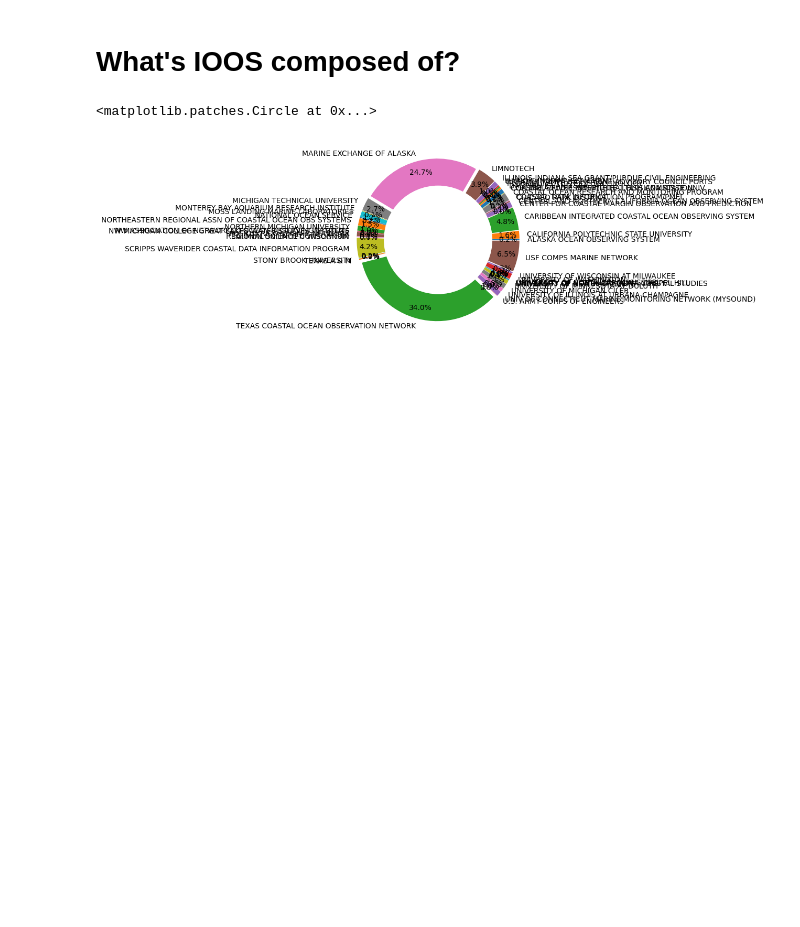
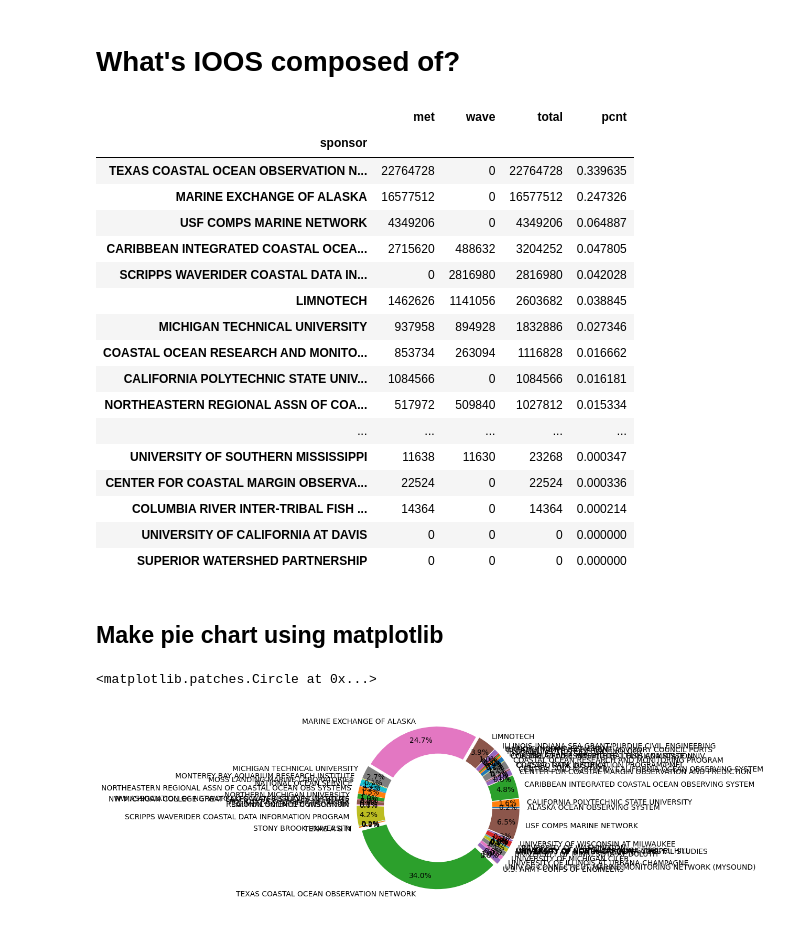
Before and after one commit to ioos/ioos_metrics, a Jupyter notebook: GTS_Totals_weather_act.ipynb, the cells around one changed output. Drawn from its saved outputs; the diff is of its cells as text; code cells hidden in the pictures; blank space fills up the shorter version.

```diff
--- a/GTS_Totals_weather_act.ipynb
+++ b/GTS_Totals_weather_act.ipynb
@@ -234,4 +261,36 @@ fig.show()
 [interactive output not drawn]
 # %% [markdown]
 # What's IOOS composed of?
+# %%
+df_ioos['total'] = df_ioos['met'] + df_ioos['wave']
+df_ioos["time (UTC)"] = df_ioos["time (UTC)"].dt.tz_localize(None)
+
+ioos_group = df_ioos.groupby(by=['sponsor'])
+
+grp = ioos_group[['met','wave','total']].sum()
+
+grp_out = grp.assign(pcnt = grp['total'] / grp['total'].sum())
+
+grp_out.sort_values(by='pcnt', ascending=False)
+# %% [output]
+|  | met | wave | total | pcnt |
+| sponsor |  |  |  |  |
+| TEXAS COASTAL OCEAN OBSERVATION N... | 22764728 | 0 | 22764728 | 0.339635 |
+| MARINE EXCHANGE OF ALASKA | 16577512 | 0 | 16577512 | 0.247326 |
+| USF COMPS MARINE NETWORK | 4349206 | 0 | 4349206 | 0.064887 |
+| CARIBBEAN INTEGRATED COASTAL OCEA... | 2715620 | 488632 | 3204252 | 0.047805 |
+| SCRIPPS WAVERIDER COASTAL DATA IN... | 0 | 2816980 | 2816980 | 0.042028 |
+| LIMNOTECH | 1462626 | 1141056 | 2603682 | 0.038845 |
+| MICHIGAN TECHNICAL UNIVERSITY | 937958 | 894928 | 1832886 | 0.027346 |
+| COASTAL OCEAN RESEARCH AND MONITO... | 853734 | 263094 | 1116828 | 0.016662 |
+| CALIFORNIA POLYTECHNIC STATE UNIV... | 1084566 | 0 | 1084566 | 0.016181 |
+| NORTHEASTERN REGIONAL ASSN OF COA... | 517972 | 509840 | 1027812 | 0.015334 |
+| ... | ... | ... | ... | ... |
+| UNIVERSITY OF SOUTHERN MISSISSIPPI | 11638 | 11630 | 23268 | 0.000347 |
+| CENTER FOR COASTAL MARGIN OBSERVA... | 22524 | 0 | 22524 | 0.000336 |
+| COLUMBIA RIVER INTER-TRIBAL FISH ... | 14364 | 0 | 14364 | 0.000214 |
+| UNIVERSITY OF CALIFORNIA AT DAVIS | 0 | 0 | 0 | 0.000000 |
+| SUPERIOR WATERSHED PARTNERSHIP | 0 | 0 | 0 | 0.000000 |
+# %% [markdown]
+## Make pie chart using matplotlib
 # %%
```
Also changed, not shown: parts of 20 cells of this notebook.
